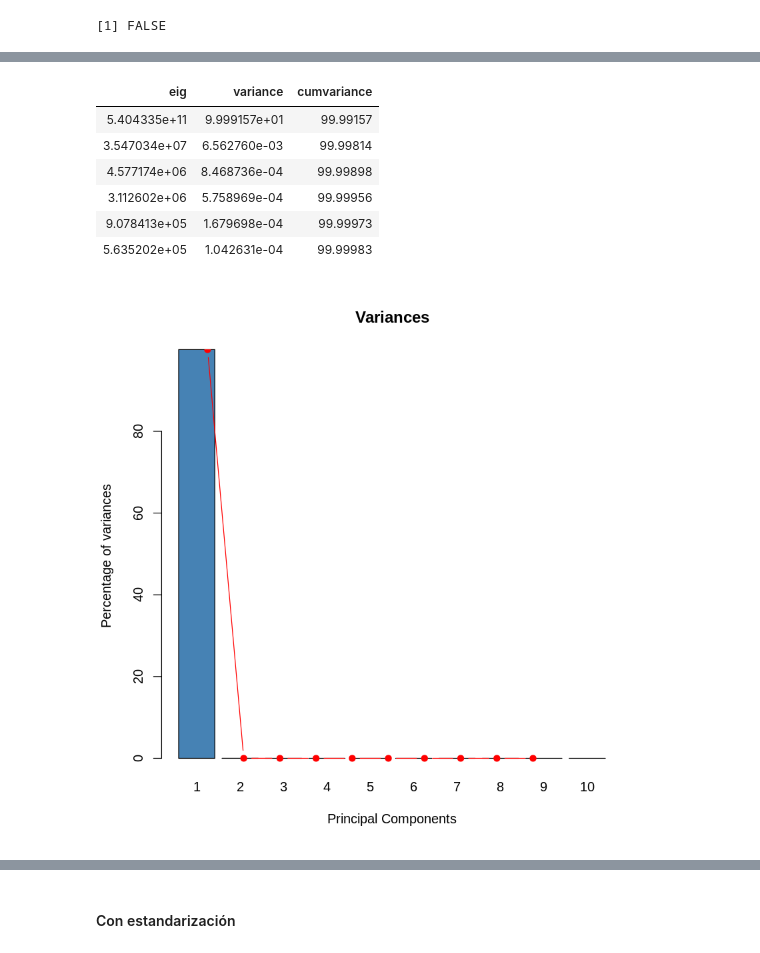
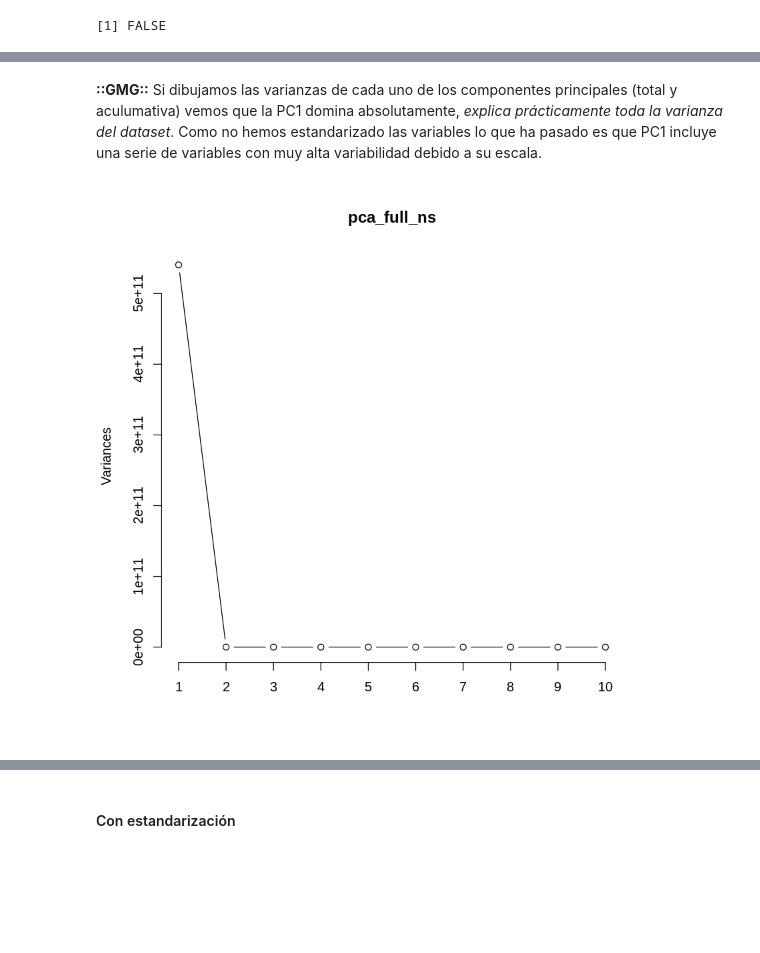
Before and after one commit to yerartdev/uc-m1966-datamining, a Jupyter notebook: d2/T02-m1966-clasificacion-reduccion-dimensionalidad.ipynb, the cells around one changed output, grey strips where cells are left out. Saved outputs shown, nothing was run; the diff lists cells and outputs as text; code cells hidden in the pictures; blank space fills up the shorter version.

Commit message:
m1966 - práctica pca: elimino biplots (no los entiendo, de momento), explicación simple de gráficas de varianzas explicadas

```diff
--- a/d2/T02-m1966-clasificacion-reduccion-dimensionalidad.ipynb
+++ b/d2/T02-m1966-clasificacion-reduccion-dimensionalidad.ipynb
@@ -191,42 +189,12 @@ head(pca_full$x)
 | -720715.5 | -8569.298 | -4127.9983 | -2710.049 | -82.28401 | 517.8777 | -732.9244 | 283.690618 | -95.38063 | -103.4086 | ⋯ | -6.376249e-06 | ... |
 | -722777.8 | -9319.085 | -2987.5988 | 1229.049 | 2130.26408 | 872.3628 | -357.3961 | -64.669783 | 285.64995 | 280.1793 | ⋯ | -2.592606e-05 | ... |
 | -731180.5 | -6607.198 | -807.1356 | 3341.545 | 2540.07633 | 1399.1549 | -167.5435 | 5.246512 | 270.17790 | 481.1771 | ⋯ | 9.571874e-06 | ... |
-# %%
-#::GMG::Calculamos el porcentaje acumulado de varianza
-# Eigenvalues
-eig <- (pca_full$sdev)^2
-
-# Variances in percentage
-variance <- eig*100/sum(eig)
-
-# Cumulative variances
-cumvar <- cumsum(variance)
-
-#::GMG::Lo meto en un DataFrame para ponerlo bonito :)
-eig_meteo <- data.frame(eig = eig,
-                        variance = variance,
-                        cumvariance = cumvar)
-
-head(eig_meteo)
-# %% [output]
-| eig | variance | cumvariance |
-| 5.404335e+11 | 9.999157e+01 | 99.99157 |
-| 3.547034e+07 | 6.562760e-03 | 99.99814 |
-| 4.577174e+06 | 8.468736e-04 | 99.99898 |
-| 3.112602e+06 | 5.758969e-04 | 99.99956 |
-| 9.078413e+05 | 1.679698e-04 | 99.99973 |
-| 5.635202e+05 | 1.042631e-04 | 99.99983 |
-# %%
-#::GMG::Pintamos el scree plot de las 10 primeras PCs
-barplot(eig_meteo[1:10, 2], names.arg=1:10,
-       main = "Variances",
-       xlab = "Principal Components",
-       ylab = "Percentage of variances",
-       col ="steelblue")
-lines(x = 1:10,
-      eig_meteo[1:10, 2],
-      type="b", pch=19, col = "red")
-# %% [output]
-[figure, removed]
+# %% [markdown]
+**::GMG::** Si dibujamos las varianzas de cada uno de los componentes principales (total y aculumativa) vemos que la PC1 domina absolutamente, *explica prácticamente toda la varianza del dataset*. Como no hemos estandarizado las variables lo que ha pasado es que PC1 incluye una serie de variables con muy alta variabilidad debido a su escala.
+# %%
+#::GMG::Directamente con el objeto que nos devuelve prcomp() sin poercentaje
+plot(pca_full_ns, type='l')
+# %% [output]
+[figure, added]
 # %%
 #::GMG:: cumulative scree plot
```
Also changed, not shown: parts of 25 cells of this notebook.
